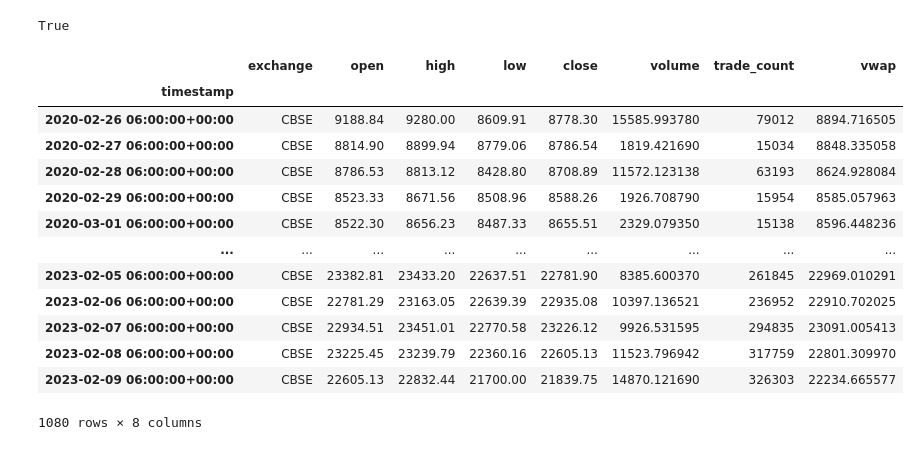
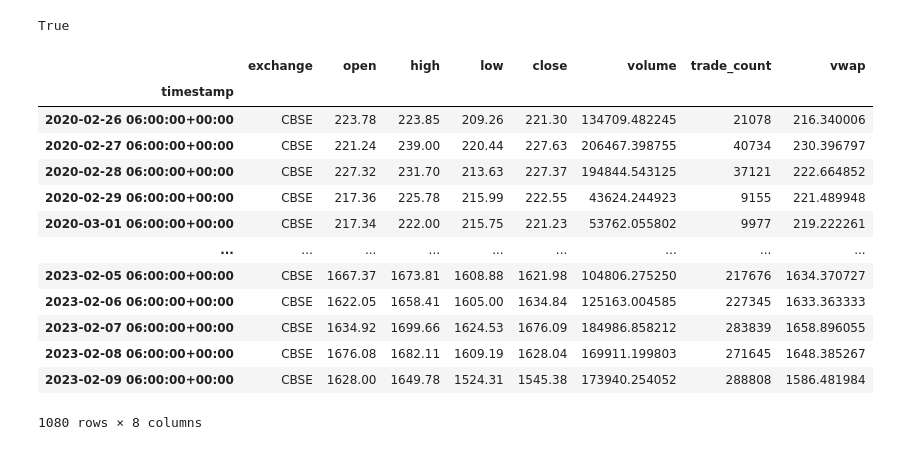
Before and after one commit to marcleipold/Project-2---Algo-Trading-ML-Bot, a Jupyter notebook: jerami/jerami.ipynb, the cells around one changed output. Saved outputs shown, nothing was run; the diff lists cells and outputs as text; code cells hidden in the pictures.

```diff
--- a/jerami/jerami.ipynb
+++ b/jerami/jerami.ipynb
@@ -101,21 +103,21 @@ def alpaca_data_import(coin):
 
     return df
 # %%
-btc_data = alpaca_data_import('BTCUSD')
+btc_data = alpaca_data_import('ETHUSD')
 # %% [output]
 |  | exchange | open | high | low | close | volume | trade_count | vwap |
 | timestamp |  |  |  |  |  |  |  |  |
-| 2020-02-26 06:00:00+00:00 | CBSE | 9188.84 | 9280.00 | 8609.91 | 8778.30 | 15585.993780 | 79012 | 8894.716505 |
-| 2020-02-27 06:00:00+00:00 | CBSE | 8814.90 | 8899.94 | 8779.06 | 8786.54 | 1819.421690 | 15034 | 8848.335058 |
-| 2020-02-28 06:00:00+00:00 | CBSE | 8786.53 | 8813.12 | 8428.80 | 8708.89 | 11572.123138 | 63193 | 8624.928084 |
-| 2020-02-29 06:00:00+00:00 | CBSE | 8523.33 | 8671.56 | 8508.96 | 8588.26 | 1926.708790 | 15954 | 8585.057963 |
-| 2020-03-01 06:00:00+00:00 | CBSE | 8522.30 | 8656.23 | 8487.33 | 8655.51 | 2329.079350 | 15138 | 8596.448236 |
+| 2020-02-26 06:00:00+00:00 | CBSE | 223.78 | 223.85 | 209.26 | 221.30 | 134709.482245 | 21078 | 216.340006 |
+| 2020-02-27 06:00:00+00:00 | CBSE | 221.24 | 239.00 | 220.44 | 227.63 | 206467.398755 | 40734 | 230.396797 |
+| 2020-02-28 06:00:00+00:00 | CBSE | 227.32 | 231.70 | 213.63 | 227.37 | 194844.543125 | 37121 | 222.664852 |
+| 2020-02-29 06:00:00+00:00 | CBSE | 217.36 | 225.78 | 215.99 | 222.55 | 43624.244923 | 9155 | 221.489948 |
+| 2020-03-01 06:00:00+00:00 | CBSE | 217.34 | 222.00 | 215.75 | 221.23 | 53762.055802 | 9977 | 219.222261 |
 | ... | ... | ... | ... | ... | ... | ... | ... | ... |
-| 2023-02-05 06:00:00+00:00 | CBSE | 23382.81 | 23433.20 | 22637.51 | 22781.90 | 8385.600370 | 261845 | 22969.010291 |
-| 2023-02-06 06:00:00+00:00 | CBSE | 22781.29 | 23163.05 | 22639.39 | 22935.08 | 10397.136521 | 236952 | 22910.702025 |
-| 2023-02-07 06:00:00+00:00 | CBSE | 22934.51 | 23451.01 | 22770.58 | 23226.12 | 9926.531595 | 294835 | 23091.005413 |
-| 2023-02-08 06:00:00+00:00 | CBSE | 23225.45 | 23239.79 | 22360.16 | 22605.13 | 11523.796942 | 317759 | 22801.309970 |
-| 2023-02-09 06:00:00+00:00 | CBSE | 22605.13 | 22832.44 | 21700.00 | 21839.75 | 14870.121690 | 326303 | 22234.665577 |
+| 2023-02-05 06:00:00+00:00 | CBSE | 1667.37 | 1673.81 | 1608.88 | 1621.98 | 104806.275250 | 217676 | 1634.370727 |
+| 2023-02-06 06:00:00+00:00 | CBSE | 1622.05 | 1658.41 | 1605.00 | 1634.84 | 125163.004585 | 227345 | 1633.363333 |
+| 2023-02-07 06:00:00+00:00 | CBSE | 1634.92 | 1699.66 | 1624.53 | 1676.09 | 184986.858212 | 283839 | 1658.896055 |
+| 2023-02-08 06:00:00+00:00 | CBSE | 1676.08 | 1682.11 | 1609.19 | 1628.04 | 169911.199803 | 271645 | 1648.385267 |
+| 2023-02-09 06:00:00+00:00 | CBSE | 1628.00 | 1649.78 | 1524.31 | 1545.38 | 173940.254052 | 288808 | 1586.481984 |
 1080 rows × 8 columns
 # %%
 
```
Also changed, not shown: parts of 34 cells of this notebook, 1 other file.
